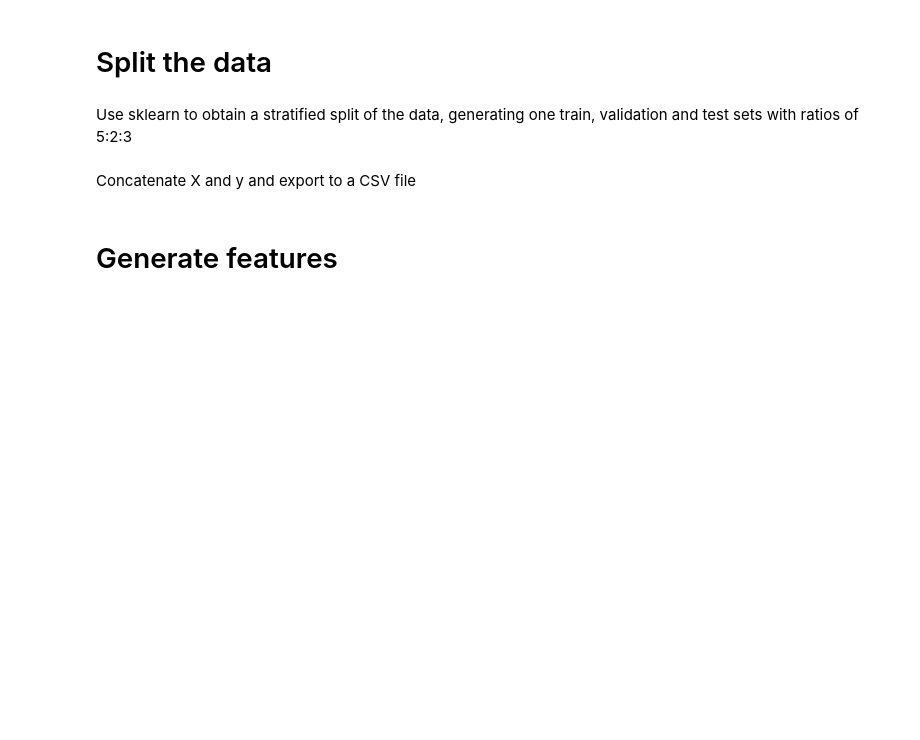
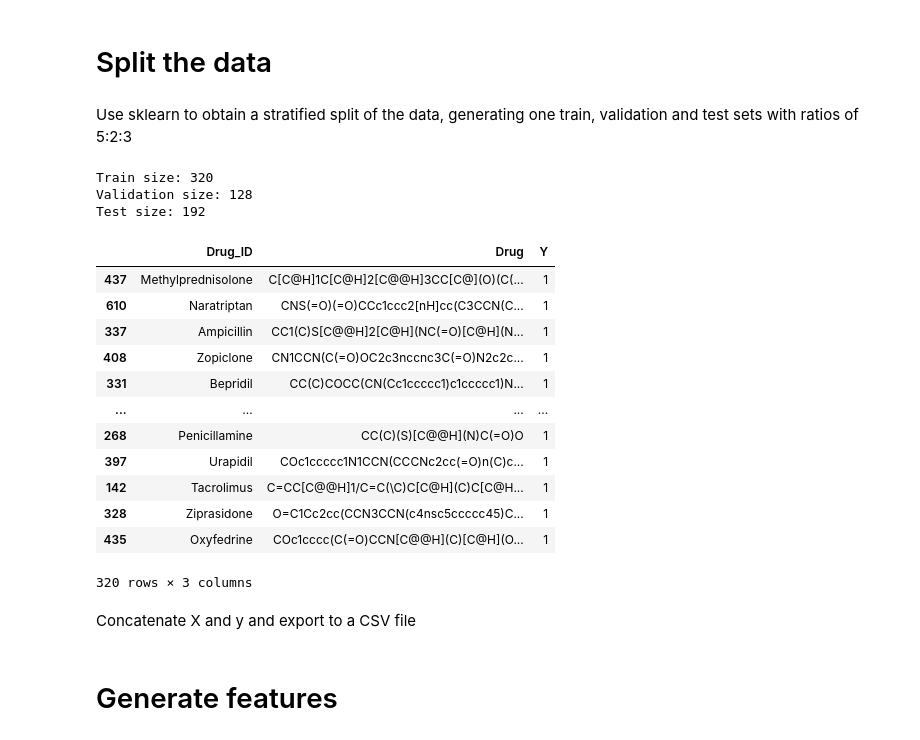
Before and after one commit to jcapels/bod_workshop, a Jupyter notebook: bioavailability_prediction.ipynb, the cells around one changed output. Saved outputs shown, nothing was run; the diff lists cells and outputs as text; code cells hidden in the pictures; blank space fills up the shorter version.

```diff
--- a/bioavailability_prediction.ipynb
+++ b/bioavailability_prediction.ipynb
@@ -40,3 +60,9 @@ pd.read_csv("bioavailability.csv")
 # Pre-process the Raw Data
 # %% [markdown]
 Read the data with pandas and check how many rows (datapoints) the dataset has
+# %%
+# prompt: Read the data with pandas and check how many rows (datapoints) the dataset has
+
+import pandas as pd
+df = pd.read_csv("bioavailability.csv")
+print(len(df))
@@ -46,0 +82,16 @@ Remove all the invalid molecules (molecules than cannot be read by rdkit) and re
+# %%
+# prompt: Remove all the invalid molecules (molecules than cannot be read by rdkit) and drop them
+
+from rdkit import Chem
+
+# ... (previous code)
+
+def is_valid_mol(smiles):
+    mol = Chem.MolFromSmiles(smiles)
+    return mol is not None
+
+df = df[df['Drug'].apply(is_valid_mol)]
+print(len(df))
+
+bioavailable_count = len(df[df['Y'] == 1])
+print(f"Number of bioavailable molecules: {bioavailable_count}")
@@ -48,5 +102,37 @@ Remove all the invalid molecules (molecules than cannot be read by rdkit) and re
 # Split the data
 # %% [markdown]
 Use sklearn to obtain a stratified split of the data, generating one train, validation and test sets with ratios of 5:2:3
+# %%
+# prompt: Use sklearn to obtain a stratified split of the data, generating one train, validation and test sets with ratios of 5:2:3
+
+from sklearn.model_selection import train_test_split
+
+# Assuming 'df' is your DataFrame and 'Y' is your target column
+train_df, temp_df = train_test_split(df, test_size=0.5, stratify=df['Y'], random_state=42)
+val_df, test_df = train_test_split(temp_df, test_size=0.6, stratify=temp_df['Y'], random_state=42) # 0.6 of 0.5 is 0.3, so test is 30%
+
+print(f"Train size: {len(train_df)}")
+print(f"Validation size: {len(val_df)}")
+print(f"Test size: {len(test_df)}")
+# %% [output]
+Train size: 320
+Validation size: 128
+Test size: 192
+# %%
+train_df
+# %% [output]
+|  | Drug_ID | Drug | Y |
+| 437 | Methylprednisolone | C[C@H]1C[C@H]2[C@@H]3CC[C@](O)(C(... | 1 |
+| 610 | Naratriptan | CNS(=O)(=O)CCc1ccc2[nH]cc(C3CCN(C... | 1 |
+| 337 | Ampicillin | CC1(C)S[C@@H]2[C@H](NC(=O)[C@H](N... | 1 |
+| 408 | Zopiclone | CN1CCN(C(=O)OC2c3nccnc3C(=O)N2c2c... | 1 |
+| 331 | Bepridil | CC(C)COCC(CN(Cc1ccccc1)c1ccccc1)N... | 1 |
+| ... | ... | ... | ... |
+| 268 | Penicillamine | CC(C)(S)[C@@H](N)C(=O)O | 1 |
+| 397 | Urapidil | COc1ccccc1N1CCN(CCCNc2cc(=O)n(C)c... | 1 |
+| 142 | Tacrolimus | C=CC[C@@H]1/C=C(\C)C[C@H](C)C[C@H... | 1 |
+| 328 | Ziprasidone | O=C1Cc2cc(CCN3CCN(c4nsc5ccccc45)C... | 1 |
+| 435 | Oxyfedrine | COc1cccc(C(=O)CCN[C@@H](C)[C@H](O... | 1 |
+320 rows × 3 columns
 # %% [markdown]
 Concatenate X and y and export to a CSV file
```
Also changed, not shown: parts of 41 cells of this notebook, 1 other file.
